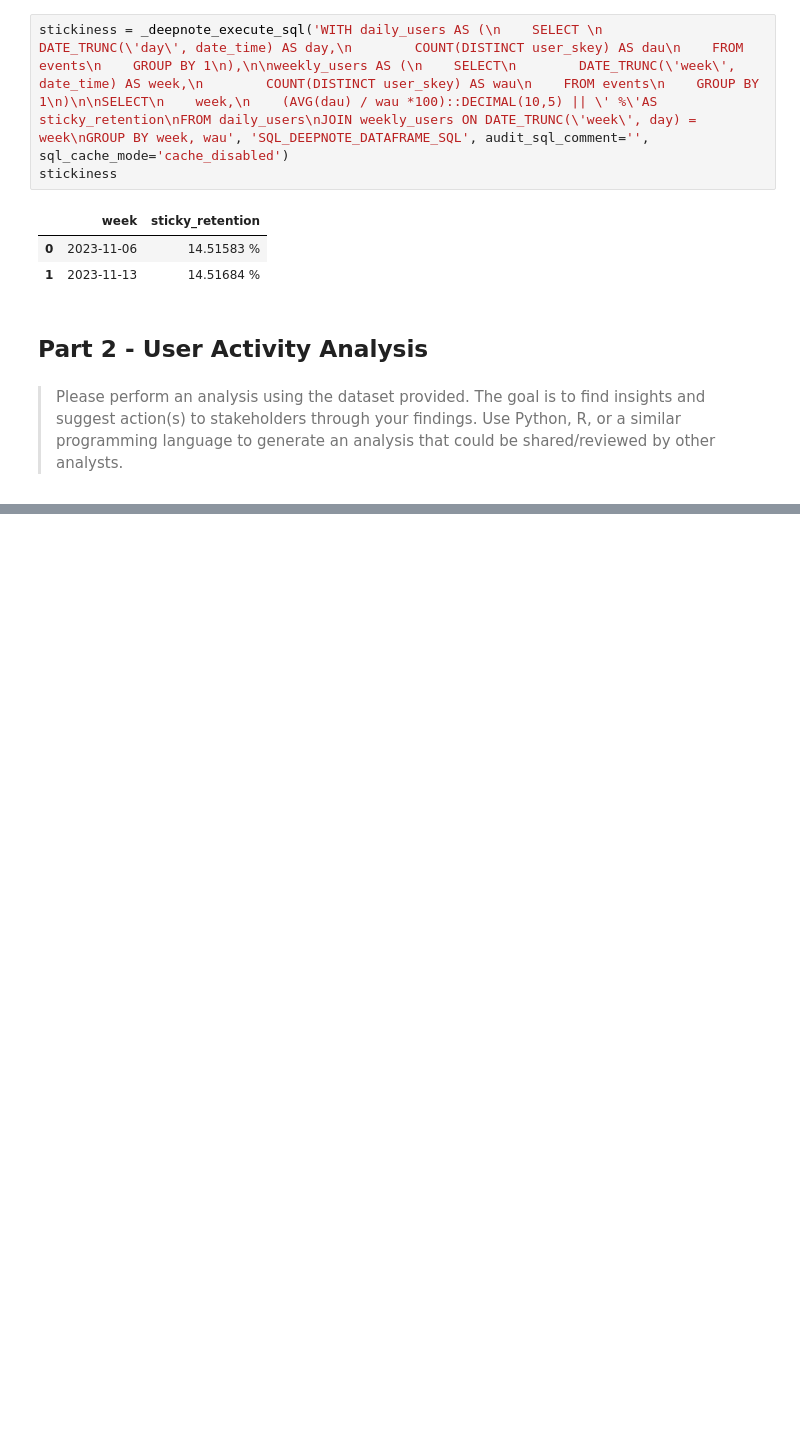
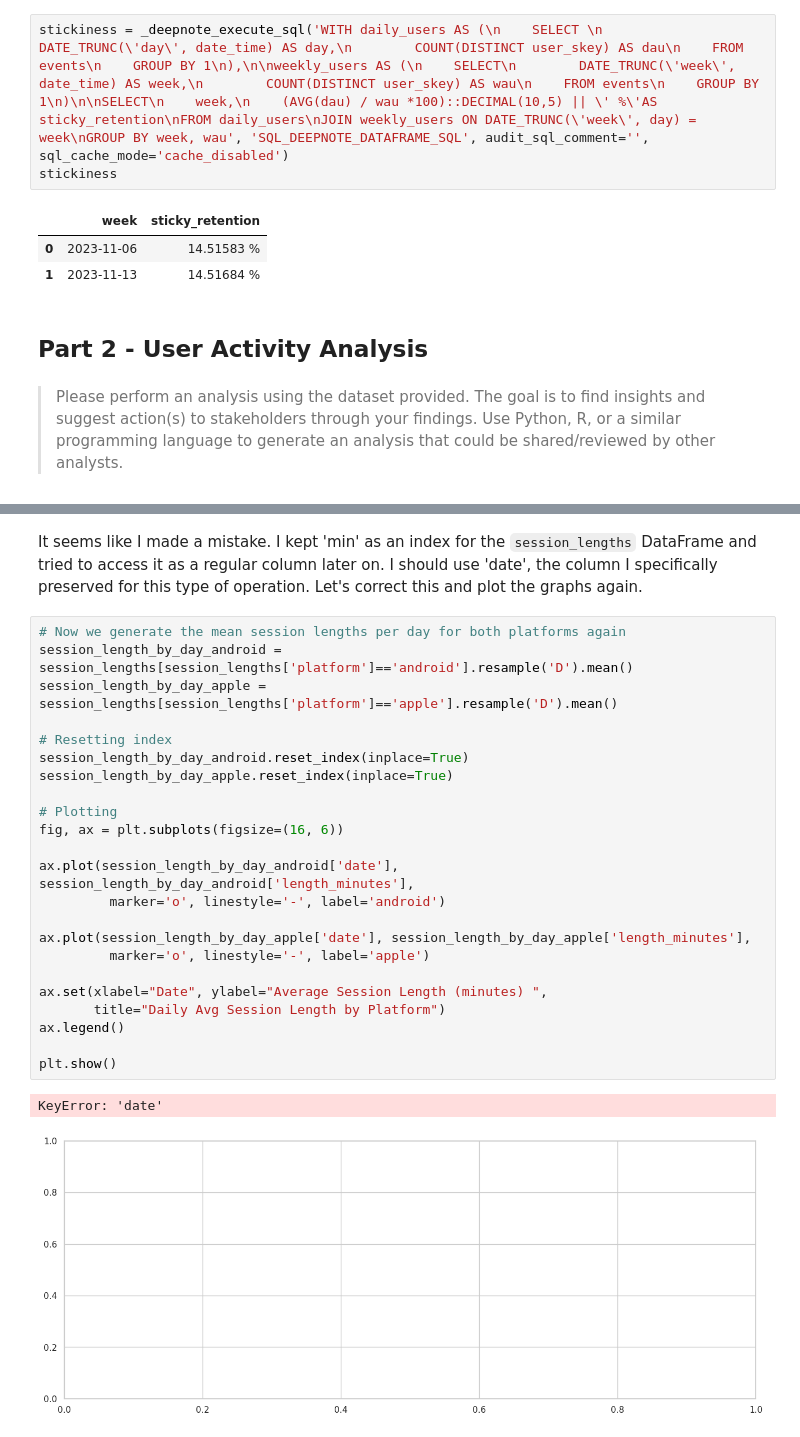
Before and after one commit to camiladwa/case_study, a Jupyter notebook: growth_case_study/growth_case_study.ipynb, the cells around one changed output, grey strips where cells are left out. Cells and saved outputs as stored; diff of their text form; blank space fills up the shorter version.

```diff
--- a/growth_case_study/growth_case_study.ipynb
+++ b/growth_case_study/growth_case_study.ipynb
@@ -228,0 +529,28 @@ Related to time spent in-app per session, both platforms have similar time, with
+# %% [markdown]
+It seems like I made a mistake. I kept 'min' as an index for the `session_lengths` DataFrame and tried to access it as a regular column later on. I should use 'date', the column I specifically preserved for this type of operation. Let's correct this and plot the graphs again.
+# %%
+# Now we generate the mean session lengths per day for both platforms again
+session_length_by_day_android = session_lengths[session_lengths['platform']=='android'].resample('D').mean()
+session_length_by_day_apple = session_lengths[session_lengths['platform']=='apple'].resample('D').mean()
+
+# Resetting index
+session_length_by_day_android.reset_index(inplace=True)
+session_length_by_day_apple.reset_index(inplace=True)
+
+# Plotting
+fig, ax = plt.subplots(figsize=(16, 6))
+
+ax.plot(session_length_by_day_android['date'], session_length_by_day_android['length_minutes'],
+         marker='o', linestyle='-', label='android')
+
+ax.plot(session_length_by_day_apple['date'], session_length_by_day_apple['length_minutes'],
+         marker='o', linestyle='-', label='apple')
+
+ax.set(xlabel="Date", ylabel="Average Session Length (minutes) ",
+       title="Daily Avg Session Length by Platform")
+ax.legend()
+
+plt.show()
+# %% [output]
+KeyError: 'date'
+[figure, added]
```
Also changed, not shown: parts of 26 cells of this notebook.
